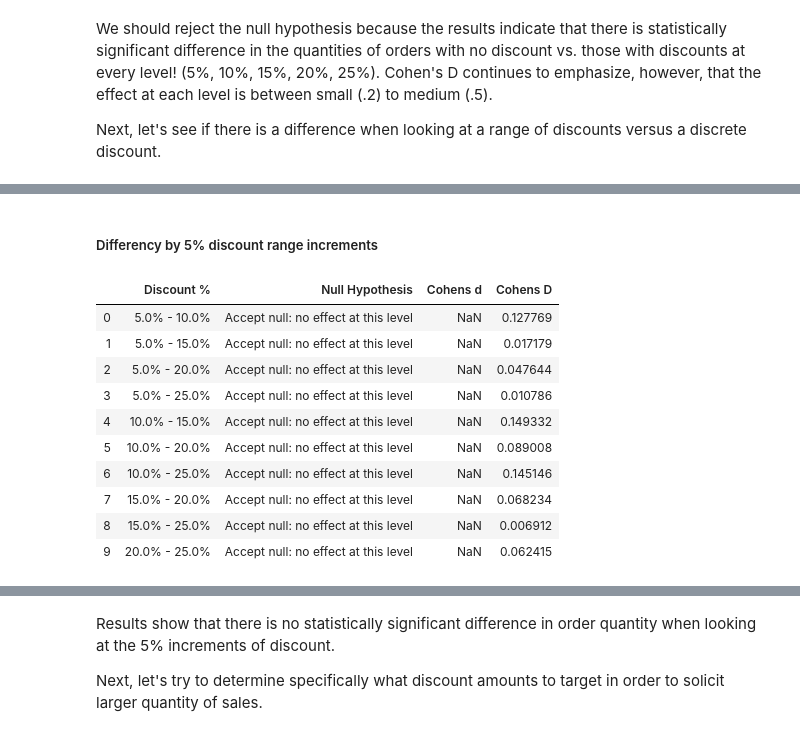
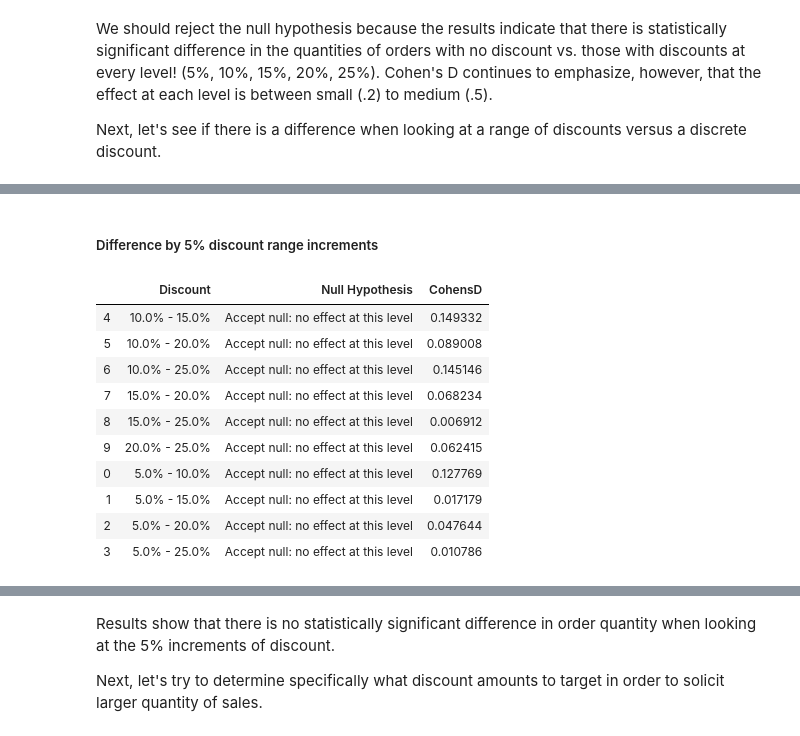
Before and after one commit to melisabardhi/Project2, a Jupyter notebook: Project 2.ipynb, the cells around one changed output, grey strips where cells are left out. Drawn from its saved outputs; the diff is of its cells as text; code cells hidden in the pictures.

```diff
--- a/Project 2.ipynb
+++ b/Project 2.ipynb
@@ -700,7 +699,7 @@ A Cohen's D of .28 suggests that our effect size is small. While our results are
 ##### Differency by discount amount
 # %%
 # Create table summarizing all tests for different levels of discount
-discounts_significance_df = pd.DataFrame(columns=['Discount %','Null Hypothesis','Cohens d'], index=None)
+discounts_significance_df = pd.DataFrame(columns=['Discount','Null Hypothesis','CohensD'], index=None)
 
 # Dictate discount levels for sample
 discounts = [0.05, 0.1, 0.15, 0.2, 0.25]
@@ -711,7 +710,8 @@ for i in discounts:
     experimental = OrderDetail_df[OrderDetail_df['Discount']==i]['Quantity']
     st, p = stats.ttest_ind(control, experimental)
     d = Cohen_d(experimental, control)
-    discounts_significance_df = discounts_significance_df.append({'Discount %': str(i*100)+'%', 'Null Hypothesis': 'Reject null, there is an effect at this level' if p < 0.5 else 'Accept null: no effect at this level', 'Cohens D' : d }, ignore_index=True)
+    discounts_significance_df = discounts_significance_df.append({'Discount': str(i*100)+'%', 'Null Hypothesis': 'Reject null, there is an effect at this level' if p < 0.5 else 'Accept null: no effect at this level', 'CohensD' : d }, ignore_index=True)
+
 
 discounts_significance_df
 # %% [output]
@@ -728,32 +738,34 @@ Next, let's see if there is a difference when looking at a range of discounts ve
 # %% [markdown]
-##### Differency by  5% discount range increments
+##### Difference by  5% discount range increments
 # %%
 # Create table summarizing all tests for 5% increment ranges of discount
 discounts = np.array([0.05, 0.1, 0.15, 0.2, 0.25])
 comb = itertools.combinations(discounts, 2)
-discount_levels_df = pd.DataFrame(columns=['Discount %','Null Hypothesis','Cohens d'], index=None)
+discount_levels_df = pd.DataFrame(columns=['Discount','Null Hypothesis','CohensD'], index=None)
 
-# For loop generating hypothesis and Cohen's D results for each 5% increment
+# For loop generating hypothesis and Cohen's D results for each 5% increment/range
 for i in comb:
-    control =      OrderDetail_df[OrderDetail_df['Discount']==i[0]]['Quantity']
+    # Control is i[0] and Experimental is i[1]
+    control = OrderDetail_df[OrderDetail_df['Discount']==i[0]]['Quantity']
     experimental = OrderDetail_df[OrderDetail_df['Discount']==i[1]]['Quantity']
 
     st, p = stats.ttest_ind(experimental, control)
     d = Cohen_d(experimental, control)
 
-    discount_levels_df = discount_levels_df.append( { 'Discount %' : str(i[0]*100)+'% - '+str(i[1]*100)+'%', 'Null Hypothesis': 'Reject, there is an effect at this level' if p < 0.05 else 'Accept null: no effect at this level', 'Cohens D': d } , ignore_index=True)
+    #Increment is min to max discount in each 5% range
+    discount_levels_df = discount_levels_df.append({'Discount': str(i[0]*100)+'% - '+str(i[1]*100)+'%', 'Null Hypothesis': 'Reject, there is an effect at this level' if p < 0.05 else 'Accept null: no effect at this level', 'CohensD':d}, ignore_index=True)
 
-# Sort discounts in ascending order
-discount_levels_df.sort_values('Cohens d', ascending=False)
+# Sort Cohen's D in ascending order
+discount_levels_df.sort_values('Discount', ascending=True)
 # %% [output]
-|  | Discount % | Null Hypothesis | Cohens d | Cohens D |
-| 0 | 5.0% - 10.0% | Accept null: no effect at this level | NaN | 0.127769 |
-| 1 | 5.0% - 15.0% | Accept null: no effect at this level | NaN | 0.017179 |
-| 2 | 5.0% - 20.0% | Accept null: no effect at this level | NaN | 0.047644 |
-| 3 | 5.0% - 25.0% | Accept null: no effect at this level | NaN | 0.010786 |
-| 4 | 10.0% - 15.0% | Accept null: no effect at this level | NaN | 0.149332 |
-| 5 | 10.0% - 20.0% | Accept null: no effect at this level | NaN | 0.089008 |
-| 6 | 10.0% - 25.0% | Accept null: no effect at this level | NaN | 0.145146 |
-| 7 | 15.0% - 20.0% | Accept null: no effect at this level | NaN | 0.068234 |
-| 8 | 15.0% - 25.0% | Accept null: no effect at this level | NaN | 0.006912 |
-| 9 | 20.0% - 25.0% | Accept null: no effect at this level | NaN | 0.062415 |
+|  | Discount | Null Hypothesis | CohensD |
+| 4 | 10.0% - 15.0% | Accept null: no effect at this level | 0.149332 |
+| 5 | 10.0% - 20.0% | Accept null: no effect at this level | 0.089008 |
+| 6 | 10.0% - 25.0% | Accept null: no effect at this level | 0.145146 |
+| 7 | 15.0% - 20.0% | Accept null: no effect at this level | 0.068234 |
+| 8 | 15.0% - 25.0% | Accept null: no effect at this level | 0.006912 |
+| 9 | 20.0% - 25.0% | Accept null: no effect at this level | 0.062415 |
+| 0 | 5.0% - 10.0% | Accept null: no effect at this level | 0.127769 |
+| 1 | 5.0% - 15.0% | Accept null: no effect at this level | 0.017179 |
+| 2 | 5.0% - 20.0% | Accept null: no effect at this level | 0.047644 |
+| 3 | 5.0% - 25.0% | Accept null: no effect at this level | 0.010786 |
```
Also changed, not shown: parts of 40 cells of this notebook.
